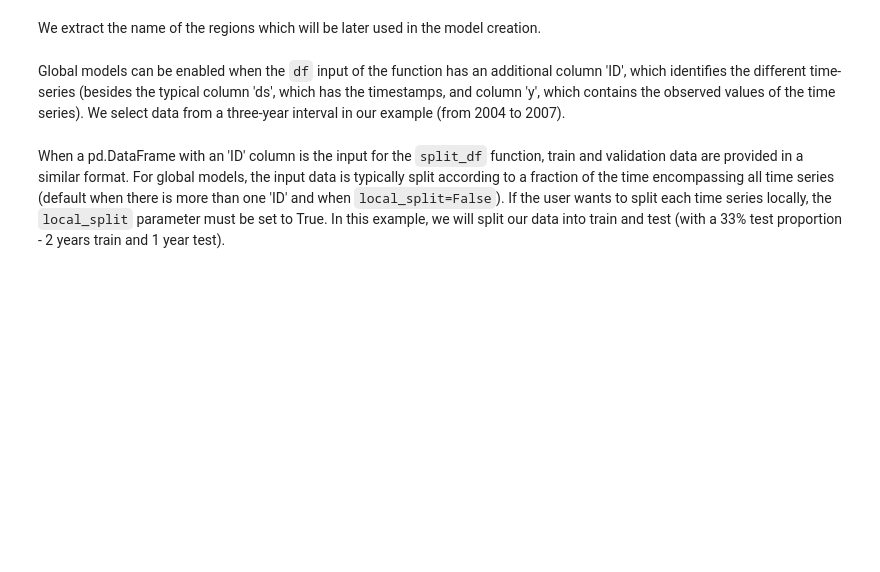
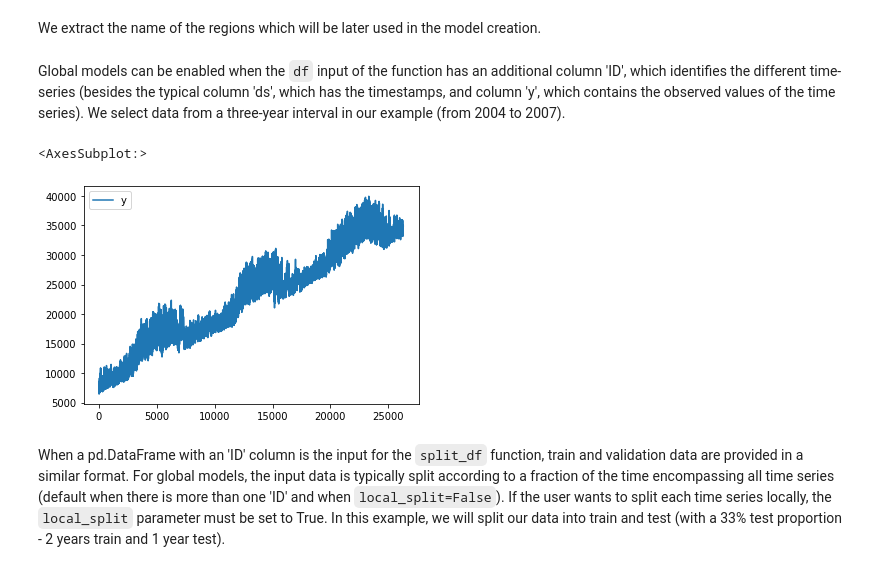
Before and after one commit to agarciadecorral/neural_prophet, a Jupyter notebook: tutorials/feature-use/global_modeling-Copy1.ipynb, the cells around one changed output. Saved outputs shown, nothing was run; the diff lists cells and outputs as text; code cells hidden in the pictures; blank space fills up the shorter version.

```diff
--- a/tutorials/feature-use/global_modeling-Copy1.ipynb
+++ b/tutorials/feature-use/global_modeling-Copy1.ipynb
@@ -43,5 +43,14 @@ for col in regions:
     aux = aux.rename(columns = {col: 'y'}) #rename column of data to 'y' which is compatible with Neural Prophet
     aux['ID'] = col
     df_global = pd.concat((df_global,aux))
+# %%
+import numpy as np
+
+df_global['y'] = np.where(df_global['ID']=='COAST',df_global['y'] + df_global.index, df_global['y'] )
+
+df_global[df_global['ID']=='COAST'].plot()
+# %% [output]
+<AxesSubplot:>
+[figure, added]
 # %% [markdown]
 When a pd.DataFrame with an 'ID' column is the input for the `split_df` function, train and validation data are provided in a similar format. For global models, the input data is typically split according to a fraction of the time encompassing all time series (default when there is more than one 'ID' and when `local_split=False`). If the user wants to split each time series locally, the `local_split` parameter must be set to True. In this example, we will split our data into train and test (with a 33% test proportion - 2 years train and 1 year test).
```
Also changed, not shown: parts of 53 cells of this notebook, 8 other files.
